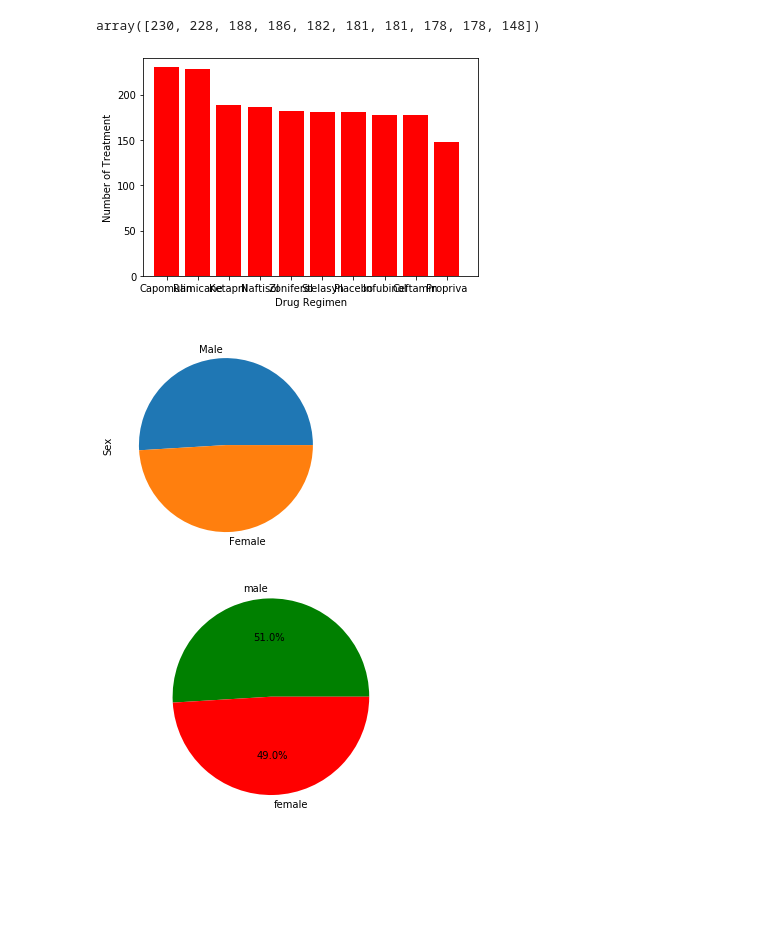
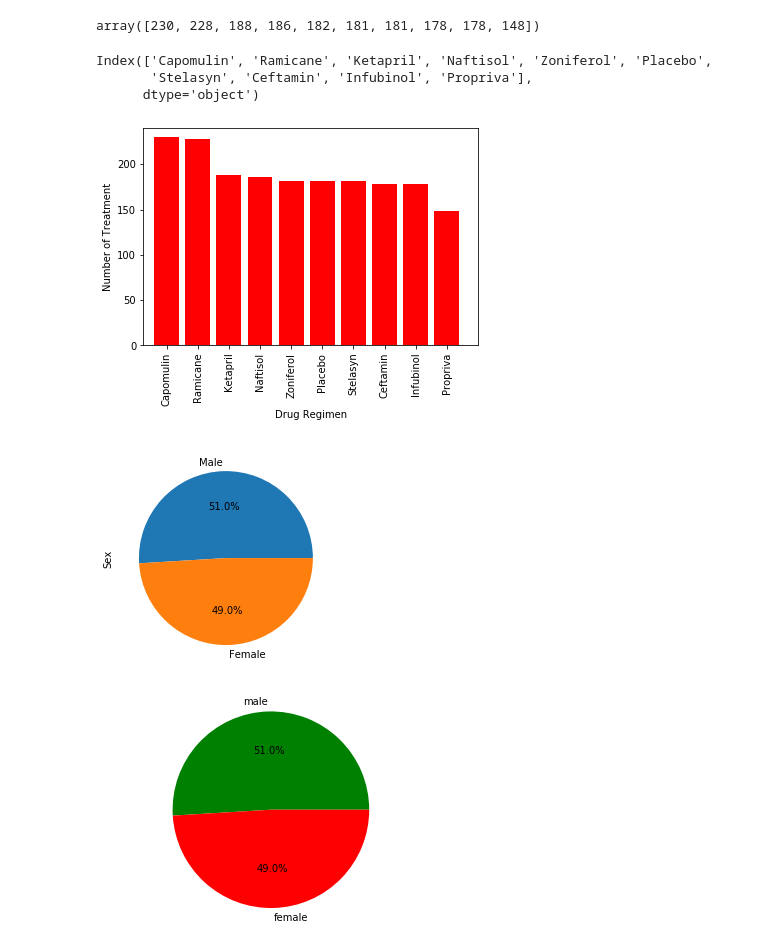
Before and after one commit to kdaltayli/MatPlotlib_Challenge_KA, a Jupyter notebook: Pymaceuticals/pymaceuticals_starter.ipynb, the cells around one changed output. Drawn from its saved outputs; the diff is of its cells as text; code cells hidden in the pictures; blank space fills up the shorter version.

```diff
--- a/Pymaceuticals/pymaceuticals_starter.ipynb
+++ b/Pymaceuticals/pymaceuticals_starter.ipynb
@@ -167,19 +167,26 @@ plt.show()
 bar_chart.values
 # %% [output]
 array([230, 228, 188, 186, 182, 181, 181, 178, 178, 148])
+# %%
+bar_chart.index
+# %% [output]
+Index(['Capomulin', 'Ramicane', 'Ketapril', 'Naftisol', 'Zoniferol', 'Placebo',
+       'Stelasyn', 'Ceftamin', 'Infubinol', 'Propriva'],
+      dtype='object')
 # %%
 # Generate a bar plot showing the total number of mice for each treatment throughout the course of the study using pyplot.
-x_values=bar_chart.index.values
+x_values=bar_chart.index
 y_values=bar_chart.values
 plt.xlabel("Drug Regimen")
 plt.ylabel("Number of Treatment")
 plt.title='Total Number of Mice for each Treatment'
 plt.bar(x_values,y_values,align="center",color="r")
 plt.xlim(-.75,10)
 plt.ylim(0,max(y_values)+10)
+plt.xticks(rotation=90)
 plt.show()
 # %% [output]
-[figure, old version]
+[figure, new version]
 # %%
 pie_chart=clean_study_data['Sex'].value_counts()
 pie_chart
@@ -190,10 +197,10 @@ num_female=pie_chart.iloc[1]
 num_male=pie_chart.iloc[0]
 num_female=pie_chart.iloc[1]
 size=[num_male,num_female]
-pie_chart.plot(kind="pie")
+pie_chart.plot(kind="pie", autopct="%1.1f%%")
 plt.show()
 # %% [output]
-[figure, old version]
+[figure, new version]
 # %%
 # Generate a pie plot showing the distribution of female versus male mice using pyplot
 size=[num_male,num_female]
```
Also changed, not shown: parts of 14 cells of this notebook.
